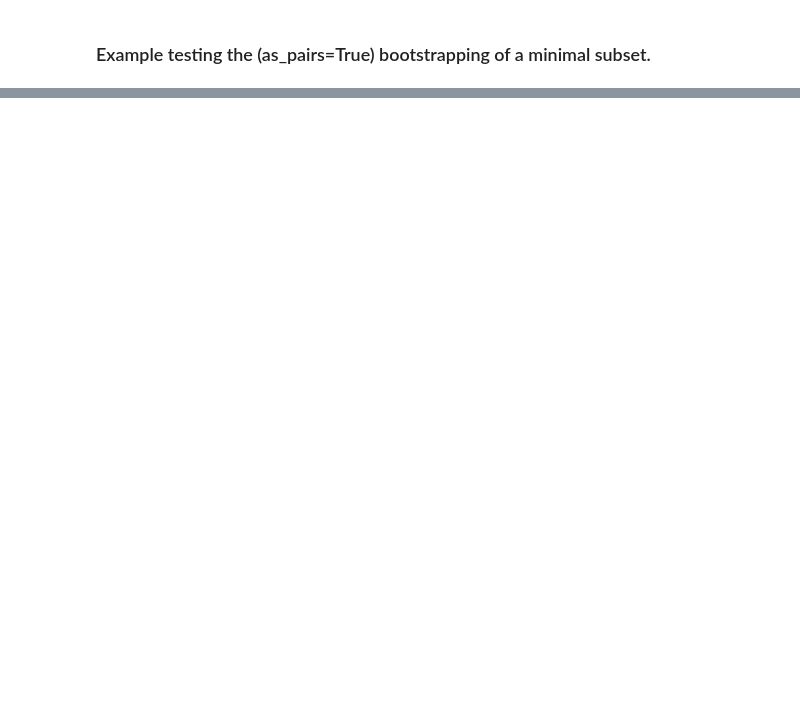
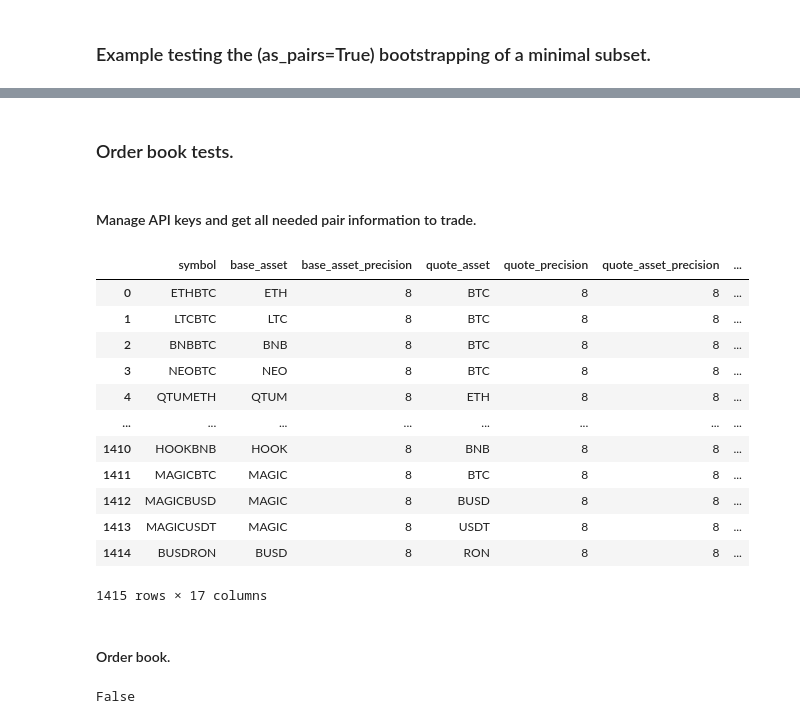
Before and after one commit to Humbleman72/crypto_bot, a Jupyter notebook: crypto_logger_tests.ipynb, the cells around one changed output, grey strips where cells are left out. Saved outputs shown, nothing was run; the diff lists cells and outputs as text; code cells hidden in the pictures; blank space fills up the shorter version.

```diff
--- a/crypto_logger_tests.ipynb
+++ b/crypto_logger_tests.ipynb
@@ -897,0 +991,43 @@ pairs['1min']
+# %% [markdown]
+### Order book tests.
+# %% [markdown]
+#### Manage API keys and get all needed pair information to trade.
+# %%
+# Import libraries.
+from cryptocurrency.authentication import Cryptocurrency_authenticator
+from cryptocurrency.exchange import Cryptocurrency_exchange
+
+# Manage API keys.
+authenticator = Cryptocurrency_authenticator(use_keys=False, testnet=False)
+client = authenticator.spot_client
+
+# Get all available pair information for trading.
+exchange = Cryptocurrency_exchange(client=client, directory='crypto_logs')
+exchange_info = exchange.info
+
+# Display pre-computed exchange info.
+exchange_info
+# %% [output]
+|  | symbol | base_asset | base_asset_precision | quote_asset | quote_precision | quote_asset_precision | ... |
+| 0 | ETHBTC | ETH | 8 | BTC | 8 | 8 | ... |
+| 1 | LTCBTC | LTC | 8 | BTC | 8 | 8 | ... |
+| 2 | BNBBTC | BNB | 8 | BTC | 8 | 8 | ... |
+| 3 | NEOBTC | NEO | 8 | BTC | 8 | 8 | ... |
+| 4 | QTUMETH | QTUM | 8 | ETH | 8 | 8 | ... |
+| ... | ... | ... | ... | ... | ... | ... | ... |
+| 1410 | HOOKBNB | HOOK | 8 | BNB | 8 | 8 | ... |
+| 1411 | MAGICBTC | MAGIC | 8 | BTC | 8 | 8 | ... |
+| 1412 | MAGICBUSD | MAGIC | 8 | BUSD | 8 | 8 | ... |
+| 1413 | MAGICUSDT | MAGIC | 8 | USDT | 8 | 8 | ... |
+| 1414 | BUSDRON | BUSD | 8 | RON | 8 | 8 | ... |
+1415 rows × 17 columns
+# %% [markdown]
+#### Order book.
+# %%
+from cryptocurrency.order_book import get_order_book_depth, get_order_book_trigger
+
+symbol = 'USTCBUSD'
+trigger = get_order_book_trigger(client=client, symbol=symbol, threshold=10000)
+trigger
+# %% [output]
+False
```
Also changed, not shown: parts of 28 cells of this notebook, 4 other files.
